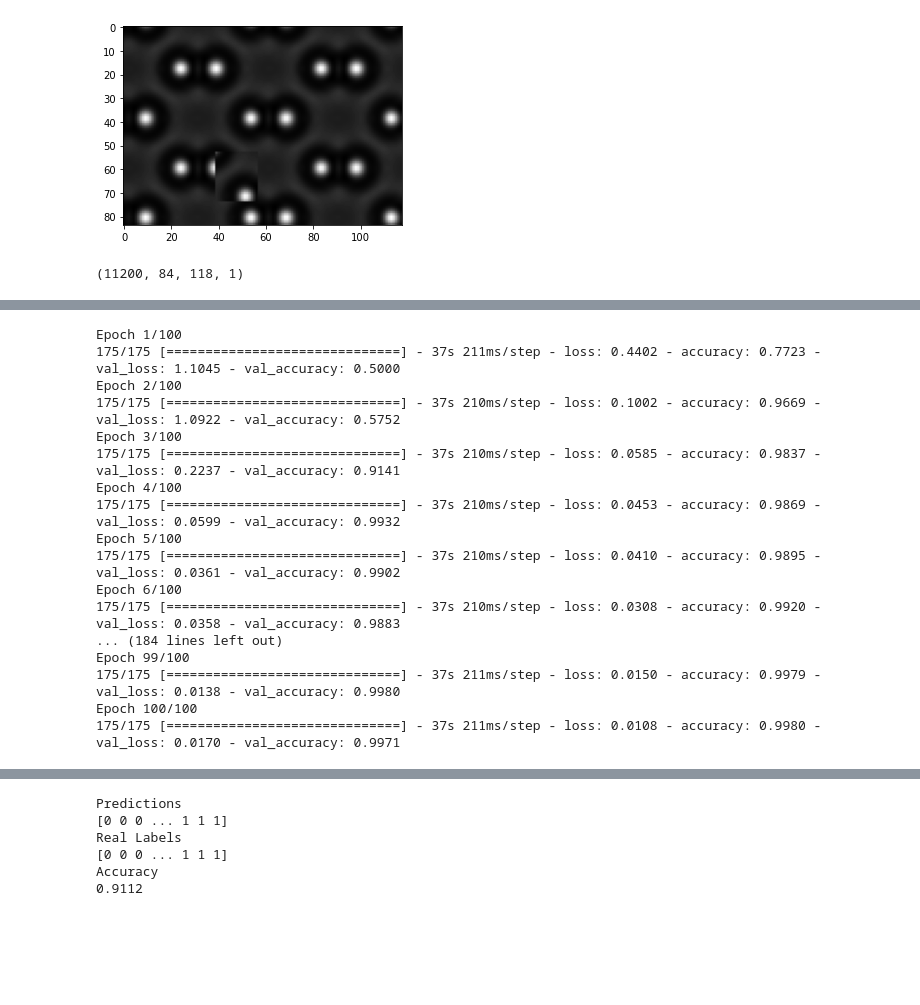
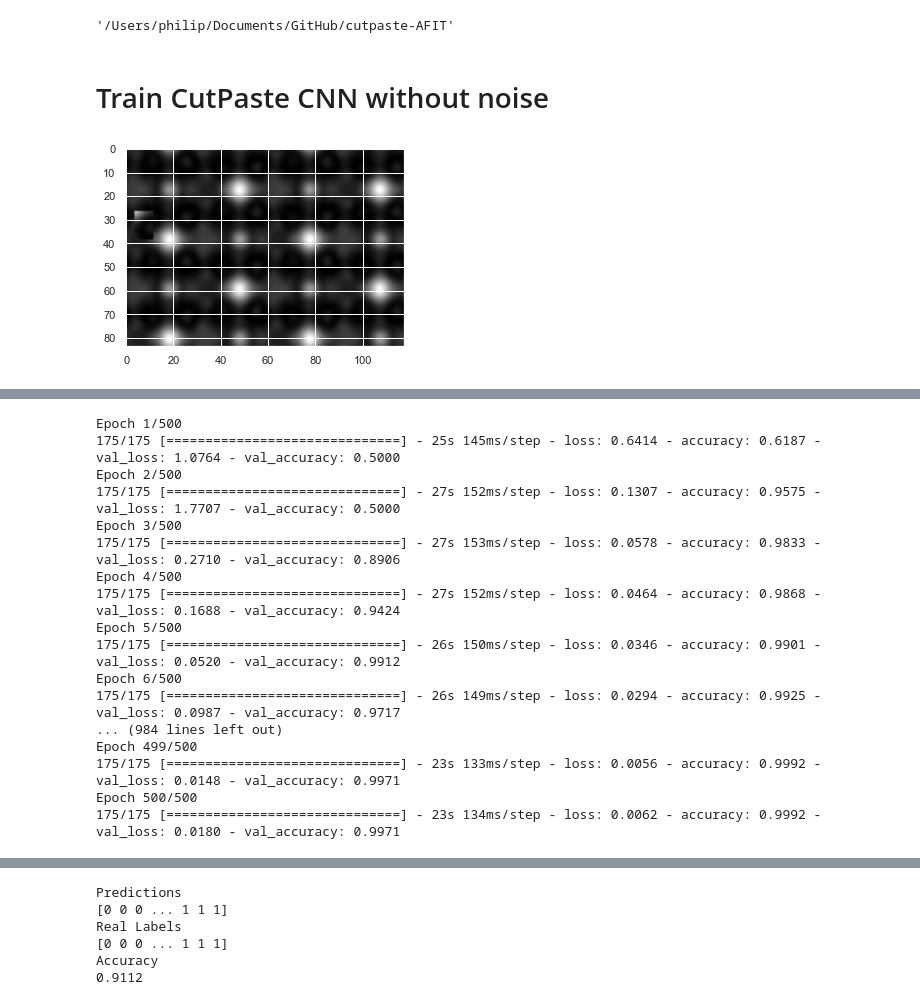
Before and after one commit to SAndrew135/cutpaste-AFIT, a Jupyter notebook: notebooks/TEM CNN.ipynb, the cells around one changed output, grey strips where cells are left out. Drawn from its saved outputs; the diff is of its cells as text; code cells hidden in the pictures; blank space fills up the shorter version.

Commit message:
update trained models

```diff
--- a/notebooks/TEM CNN.ipynb
+++ b/notebooks/TEM CNN.ipynb
@@ -23,8 +23,8 @@ src_dir = os.path.join(proj_dir, 'src')
 
 # Add src_dir to the system path to import helper file
 sys.path.insert(1, src_dir)
-#import cutpaste_helper
-#importlib.reload(cutpaste_helper)
+import cutpaste_helper
+importlib.reload(cutpaste_helper)
 
 def makeWindows(image_dict,num_windows, width, height):
     '''
@@ -104,18 +104,25 @@ def shuffleTwoArrays(image_list, label_list):
     label_list = label_list[randomize]
     return (image_list, label_list)
 
-def generateImages(normal_image_list, num_normal, num_defects):
+def generateImages(normal_image_list, num_normal, num_defects, noise=True):
     #A generator that generates images
     while True:
         generated_images = []
         generated_labels = []
         for i in range(num_normal):
             random_index = random.randint(0,len(normal_image_list)-1)
-            generated_images.append(normal_image_list[random_index])
+            image = normal_image_list[random_index]
+            if noise:
+                image = cutpaste_helper.add_gaussian_noise(image)
+            generated_images.append(image)
             generated_labels.append(0)
         for i in range(num_defects):
             random_index = random.randint(0,len(normal_image_list)-1)
-            generated_images.append(copyPaste(normal_image_list[random_index]))
+            image = normal_image_list[random_index]
+            image = copyPaste(image)
+            if noise:
+                image = cutpaste_helper.add_gaussian_noise(image)
+            generated_images.append(image)
             generated_labels.append(1)
         generated_images = np.array(generated_images)
         generated_labels = np.array(generated_labels)
@@ -127,14 +134,13 @@ def generateImagesNoise(input_list, num_normal, num_defects):
      while True:
         generated_images = []
         generated_labels = []
+        noise_stddev = 0.05
         for i in range(num_normal):
-            noise_stddev = random.uniform(0,0.15)
             random_index = random.randint(0,len(input_list)-1)
             noise_x = GaussianNoise(noise_stddev, input_shape = (84,118,1))(input_shape = input_list[random_index], training = True)
             generated_images.append(noise_x)
             generated_labels.append(0)
         for i in range(num_defects):
-            noise_stddev = random.uniform(0,0.15)
             random_index = random.randint(0,len(input_list)-1)
             noise_x = GaussianNoise(noise_stddev, input_shape = (84,118,1),)(inputs = copyPaste(input_list[random_index]), training = True)
             generated_images.append(noise_x)
@@ -154,6 +160,10 @@ def valGeneratorImages(test_x, test_y, num_desired):
             generated_images.append(test_x[random_index])
             generated_labels.append(test_y[random_index])
         yield generated_images, generated_labels
+# %%
+proj_dir
+# %% [output]
+'/Users/philip/Documents/GitHub/cutpaste-AFIT'
 # %%
 # Load dictionaries with TEM images
 f_name = os.path.join(raw_data_dir, 'test_full_arrays')
@@ -174,22 +184,20 @@ test_window_labels = createLabels(test_window_images, False)
 #Make training window images and labels
 train_window_images = makeWindows(train_full_arrays, num_windows ,window_x, window_y)
 train_window_labels = createLabels(train_window_images, False)
+# %% [markdown]
+# Train CutPaste CNN without noise
 # %%
-train_gen = generateImages(train_window_images, 32, 32)
-val_gen = generateImages(test_window_images, 512, 512)
-train_gen_noisy = generateImagesNoise(train_window_images, 32, 32)
-val_gen_noisy = generateImages(test_window_images, 512, 512)
+train_gen = generateImages(train_window_images, 32, 32, noise=False)
+val_gen = generateImages(test_window_images, 512, 512, noise=False)
+# train_gen_noisy = generateImagesNoise(train_window_images, 32, 32)
+# val_gen_noisy = generateImages(test_window_images, 512, 512)
 val_x, val_y =next(val_gen)
-val_x_noisy, val_y_noisy = next(val_gen_noisy)
+# val_x_noisy, val_y_noisy = next(val_gen_noisy)
 # %%
-my_array = val_x_noisy[10]
+my_array = val_x[12]
 plt.figure(figsize = (5,5))
 plt.imshow(my_array, cmap = 'gray')
 plt.show()
 # %% [output]
-[figure, old version]
+[figure, new version]
-# %%
-train_window_images.shape
-# %% [output]
-(11200, 84, 118, 1)
 # %%
@@ -275,7 +279,7 @@ test_labels = pickle.load(open(f_name_labels, "rb"))
 # Fit model
 history = model.fit(
     x = train_gen,
-    epochs=100,
+    epochs=500,
     steps_per_epoch=len(train_window_images)//64,
     validation_data=(val_x, val_y),
     validation_batch_size=int(len(val_x)*0.50))
@@ -284,20 +288,20 @@ my_models.append(model)
 my_val_accuracy.append(history.history['val_accuracy'][-1])
 my_val_loss.append(history.history['val_loss'][-1])
 # %% [output]
-Epoch 1/100
-175/175 [==============================] - 37s 211ms/step - loss: 0.4402 - accuracy: 0.7723 - val_loss: 1.1045 - val_accuracy: 0.5000
-Epoch 2/100
-175/175 [==============================] - 37s 210ms/step - loss: 0.1002 - accuracy: 0.9669 - val_loss: 1.0922 - val_accuracy: 0.5752
-Epoch 3/100
-175/175 [==============================] - 37s 210ms/step - loss: 0.0585 - accuracy: 0.9837 - val_loss: 0.2237 - val_accuracy: 0.9141
-Epoch 4/100
-175/175 [==============================] - 37s 210ms/step - loss: 0.0453 - accuracy: 0.9869 - val_loss: 0.0599 - val_accuracy: 0.9932
-Epoch 5/100
-175/175 [==============================] - 37s 210ms/step - loss: 0.0410 - accuracy: 0.9895 - val_loss: 0.0361 - val_accuracy: 0.9902
-Epoch 6/100
-175/175 [==============================] - 37s 210ms/step - loss: 0.0308 - accuracy: 0.9920 - val_loss: 0.0358 - val_accuracy: 0.9883
-... (184 lines left out)
-Epoch 99/100
-175/175 [==============================] - 37s 211ms/step - loss: 0.0150 - accuracy: 0.9979 - val_loss: 0.0138 - val_accuracy: 0.9980
-Epoch 100/100
-175/175 [==============================] - 37s 211ms/step - loss: 0.0108 - accuracy: 0.9980 - val_loss: 0.0170 - val_accuracy: 0.9971
+Epoch 1/500
+175/175 [==============================] - 25s 145ms/step - loss: 0.6414 - accuracy: 0.6187 - val_loss: 1.0764 - val_accuracy: 0.5000
+Epoch 2/500
+175/175 [==============================] - 27s 152ms/step - loss: 0.1307 - accuracy: 0.9575 - val_loss: 1.7707 - val_accuracy: 0.5000
+Epoch 3/500
+175/175 [==============================] - 27s 153ms/step - loss: 0.0578 - accuracy: 0.9833 - val_loss: 0.2710 - val_accuracy: 0.8906
+Epoch 4/500
+175/175 [==============================] - 27s 152ms/step - loss: 0.0464 - accuracy: 0.9868 - val_loss: 0.1688 - val_accuracy: 0.9424
+Epoch 5/500
+175/175 [==============================] - 26s 150ms/step - loss: 0.0346 - accuracy: 0.9901 - val_loss: 0.0520 - val_accuracy: 0.9912
+Epoch 6/500
+175/175 [==============================] - 26s 149ms/step - loss: 0.0294 - accuracy: 0.9925 - val_loss: 0.0987 - val_accuracy: 0.9717
+... (984 lines left out)
+Epoch 499/500
+175/175 [==============================] - 23s 133ms/step - loss: 0.0056 - accuracy: 0.9992 - val_loss: 0.0148 - val_accuracy: 0.9971
+Epoch 500/500
+175/175 [==============================] - 23s 134ms/step - loss: 0.0062 - accuracy: 0.9992 - val_loss: 0.0180 - val_accuracy: 0.9971
```
Also changed, not shown: parts of 10 cells of this notebook, 13 other files.
